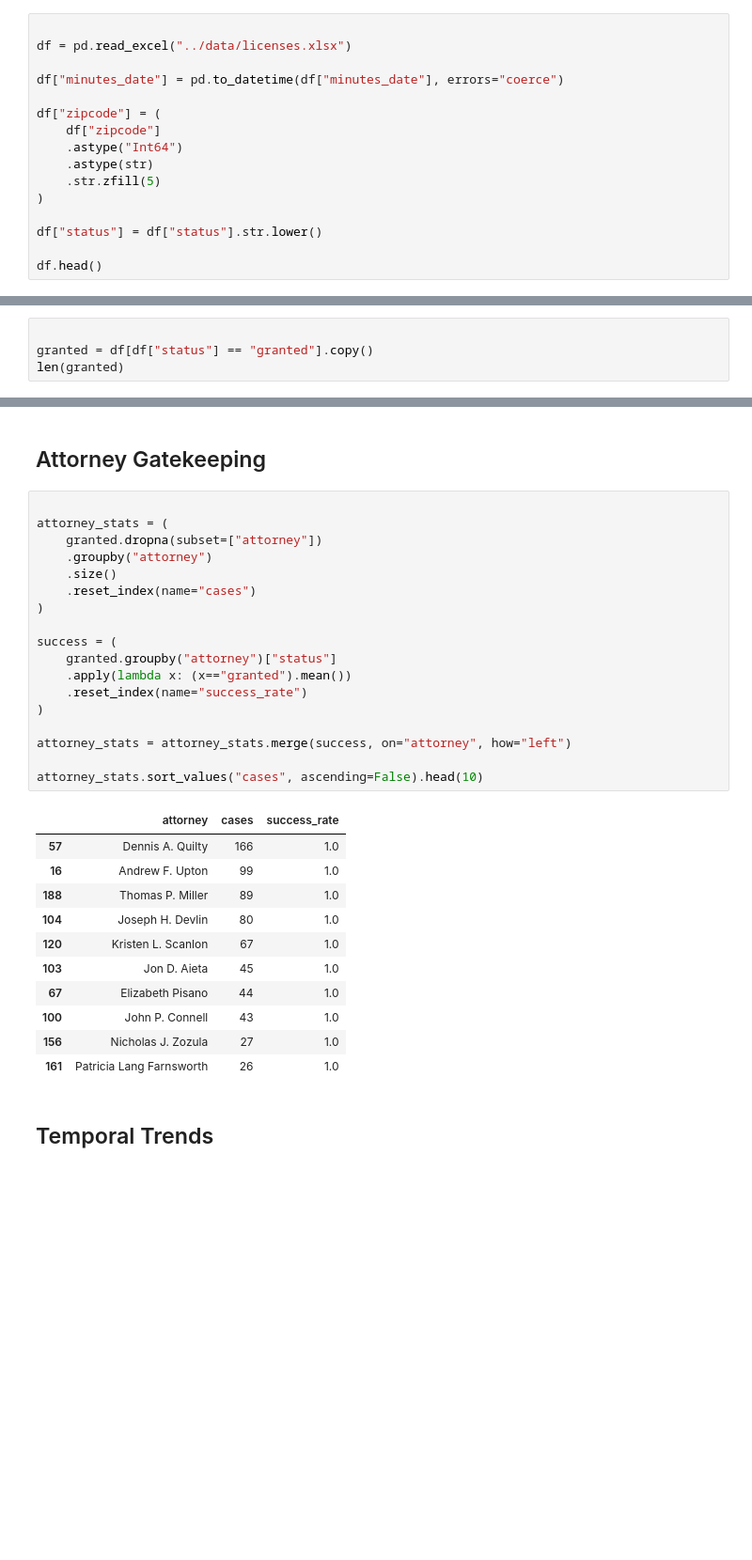
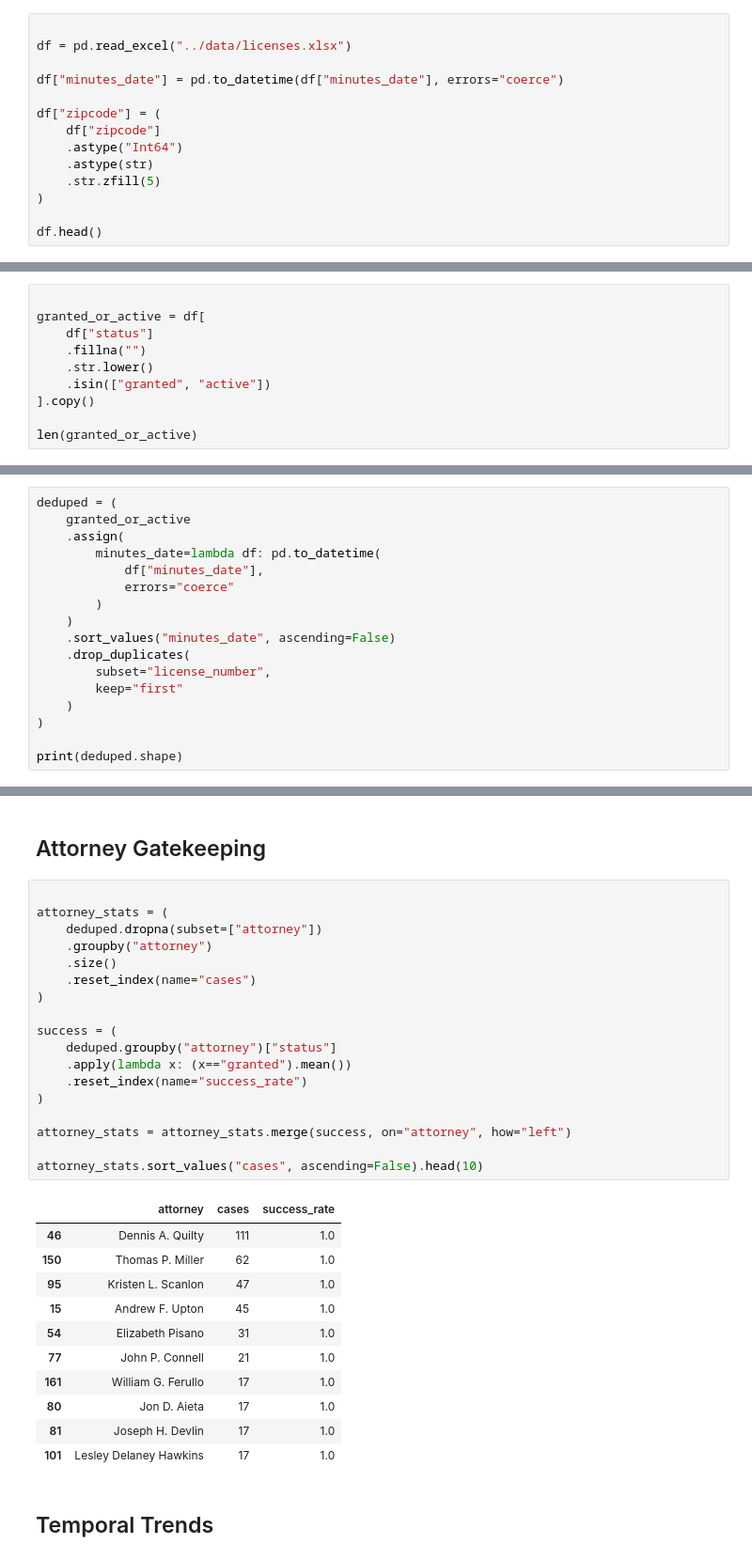
Before and after one commit to DanHUMassMed/Licensing-Board-Minutes, a Jupyter notebook: notebooks/analysis.ipynb, the cells around one changed output, grey strips where cells are left out. Shown at 94% size. Drawn from its saved outputs; the diff is of its cells as text; blank space fills up the shorter version.

```diff
--- a/notebooks/analysis.ipynb
+++ b/notebooks/analysis.ipynb
@@ -74,8 +54,6 @@ df["zipcode"] = (
     .str.zfill(5)
 )
 
-df["status"] = df["status"].str.lower()
-
 df.head()
 # %% [output]
 |  | minutes_date | license_number | business_name | dba_name | address | street_number | street_name | city | ... |
@@ -125,6 +103,12 @@ df.describe(include='all')
 ## Filter Granted Licenses
 # %%
 
-granted = df[df["status"] == "granted"].copy()
-len(granted)
+granted_or_active = df[
+    df["status"]
+    .fillna("")
+    .str.lower()
+    .isin(["granted", "active"])
+].copy()
+
+len(granted_or_active)
 # %% [output]
@@ -131,0 +116,17 @@ len(granted)
+# %%
+deduped = (
+    granted_or_active
+    .assign(
+        minutes_date=lambda df: pd.to_datetime(
+            df["minutes_date"],
+            errors="coerce"
+        )
+    )
+    .sort_values("minutes_date", ascending=False)
+    .drop_duplicates(
+        subset="license_number",
+        keep="first"
+    )
+)
+
+print(deduped.shape)
@@ -362,33 +368,33 @@ chain_index
 # %%
 
 attorney_stats = (
-    granted.dropna(subset=["attorney"])
+    deduped.dropna(subset=["attorney"])
     .groupby("attorney")
     .size()
     .reset_index(name="cases")
 )
 
 success = (
-    granted.groupby("attorney")["status"]
+    deduped.groupby("attorney")["status"]
     .apply(lambda x: (x=="granted").mean())
     .reset_index(name="success_rate")
 )
 
 attorney_stats = attorney_stats.merge(success, on="attorney", how="left")
 
 attorney_stats.sort_values("cases", ascending=False).head(10)
 # %% [output]
 |  | attorney | cases | success_rate |
-| 57 | Dennis A. Quilty | 166 | 1.0 |
-| 16 | Andrew F. Upton | 99 | 1.0 |
-| 188 | Thomas P. Miller | 89 | 1.0 |
-| 104 | Joseph H. Devlin | 80 | 1.0 |
-| 120 | Kristen L. Scanlon | 67 | 1.0 |
-| 103 | Jon D. Aieta | 45 | 1.0 |
-| 67 | Elizabeth Pisano | 44 | 1.0 |
-| 100 | John P. Connell | 43 | 1.0 |
-| 156 | Nicholas J. Zozula | 27 | 1.0 |
-| 161 | Patricia Lang Farnsworth | 26 | 1.0 |
+| 46 | Dennis A. Quilty | 111 | 1.0 |
+| 150 | Thomas P. Miller | 62 | 1.0 |
+| 95 | Kristen L. Scanlon | 47 | 1.0 |
+| 15 | Andrew F. Upton | 45 | 1.0 |
+| 54 | Elizabeth Pisano | 31 | 1.0 |
+| 77 | John P. Connell | 21 | 1.0 |
+| 161 | William G. Ferullo | 17 | 1.0 |
+| 80 | Jon D. Aieta | 17 | 1.0 |
+| 81 | Joseph H. Devlin | 17 | 1.0 |
+| 101 | Lesley Delaney Hawkins | 17 | 1.0 |
 # %% [markdown]
 ## Temporal Trends
 # %%
```
Also changed, not shown: parts of 20 cells of this notebook, 5 other files.
